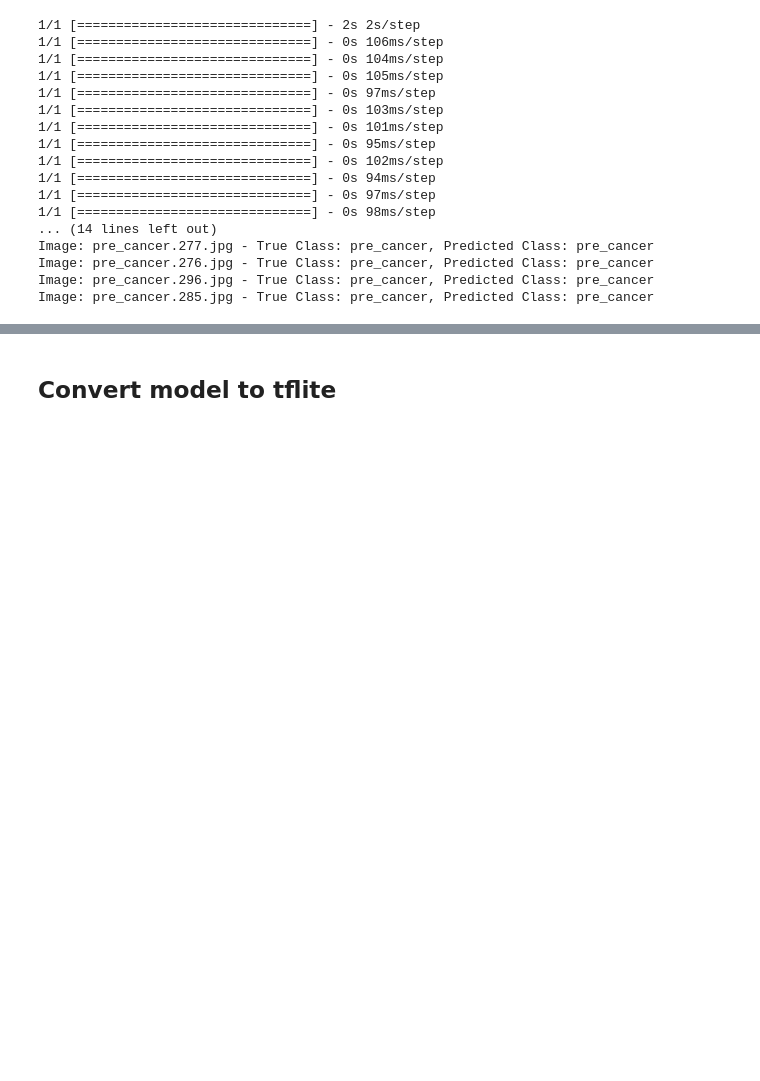
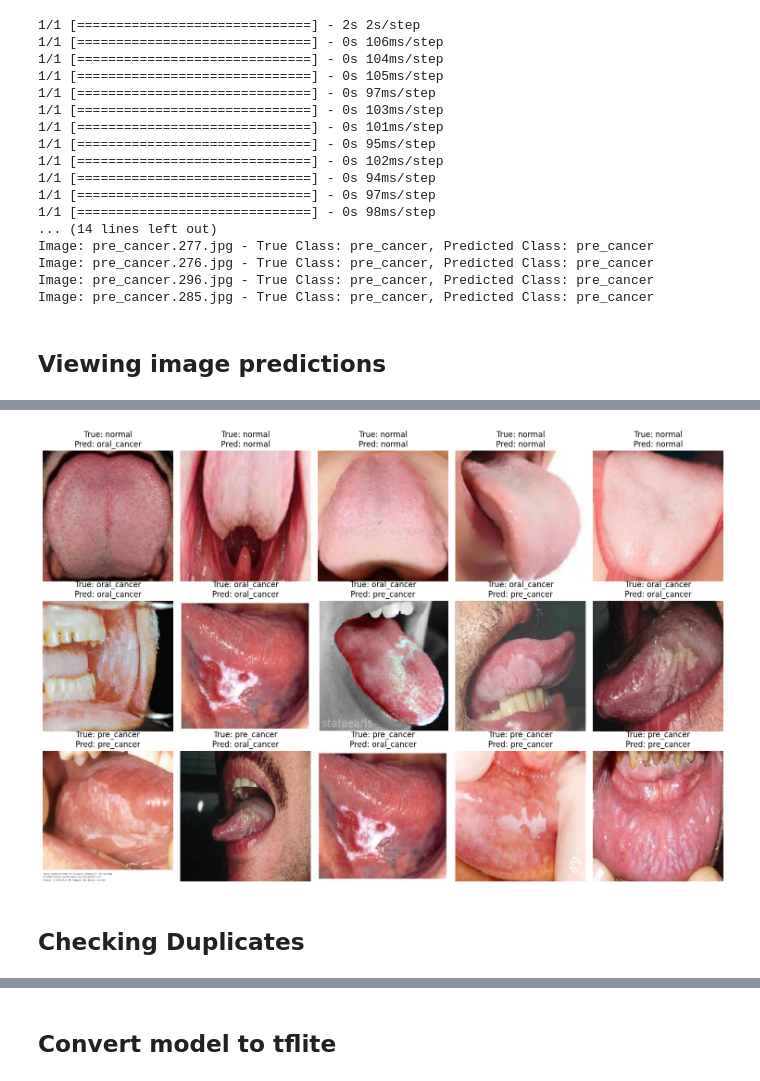
Before and after one commit to Shaz-5/oral-cancer-classification, a Jupyter notebook: Oral Cancer Classfication.ipynb, the cells around one changed output, grey strips where cells are left out. Drawn from its saved outputs; the diff is of its cells as text; code cells hidden in the pictures; blank space fills up the shorter version.

```diff
--- a/Oral Cancer Classfication.ipynb
+++ b/Oral Cancer Classfication.ipynb
@@ -360,7 +355,7 @@ def display_model_predictions(model, root_dir='./oral_cancer_train_test_split/te
         num_images = len(predictions)
         cols = 5
         rows = (num_images // cols) + (num_images % cols > 0)
-        for i, (img_path, true_class, pred_class) in enumerate(predictions):
+        for i, (img_path, true_class, pred_class, _) in enumerate(predictions):
             img = image.load_img(img_path, target_size=(224, 224))
             plt.subplot(3, 5, i + 1)
             plt.imshow(img)
@@ -1052,3 +1047,9 @@ Image: pre_cancer.277.jpg - True Class: pre_cancer, Predicted Class: pre_cancer
 Image: pre_cancer.276.jpg - True Class: pre_cancer, Predicted Class: pre_cancer
 Image: pre_cancer.296.jpg - True Class: pre_cancer, Predicted Class: pre_cancer
 Image: pre_cancer.285.jpg - True Class: pre_cancer, Predicted Class: pre_cancer
+# %% [markdown]
+## Viewing image predictions
+# %%
+model = keras.models.load_model('custom_cnn.keras')
+display_model_predictions(model, display_image=True)
+# %% [output]
@@ -1054,0 +1073,3 @@ Image: pre_cancer.285.jpg - True Class: pre_cancer, Predicted Class: pre_cancer
+[figure, added]
+# %% [markdown]
+## Checking Duplicates
```
Also changed, not shown: parts of 3 cells of this notebook.
